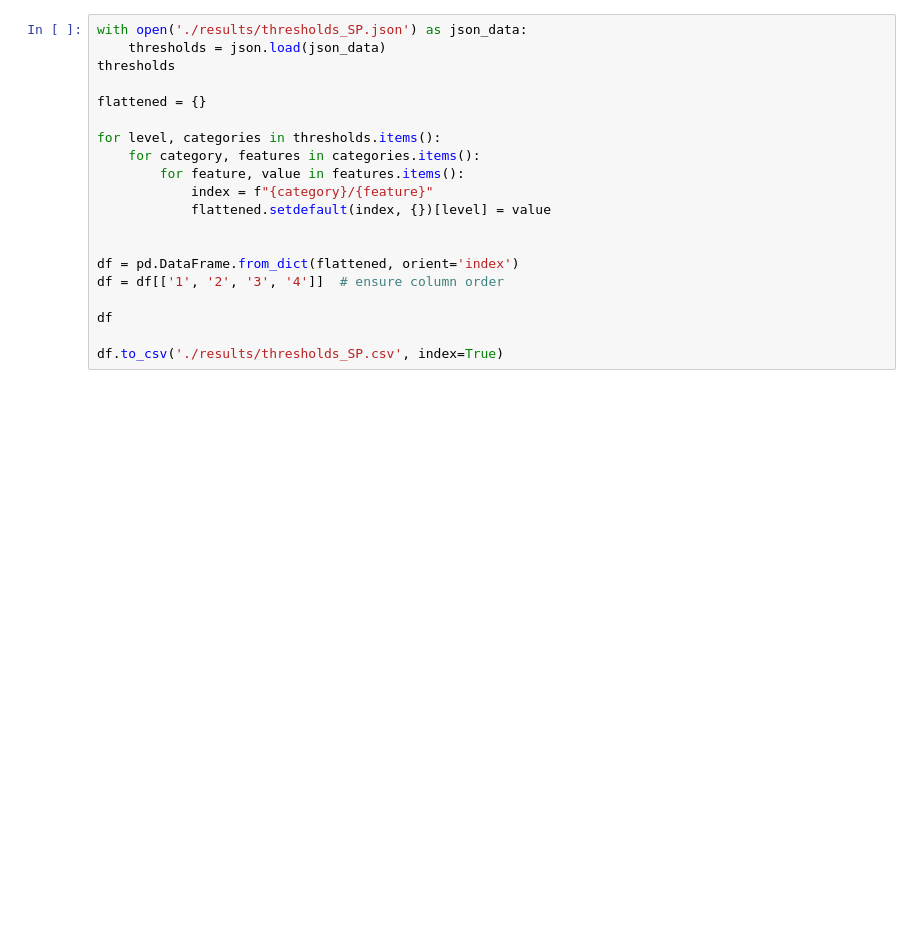
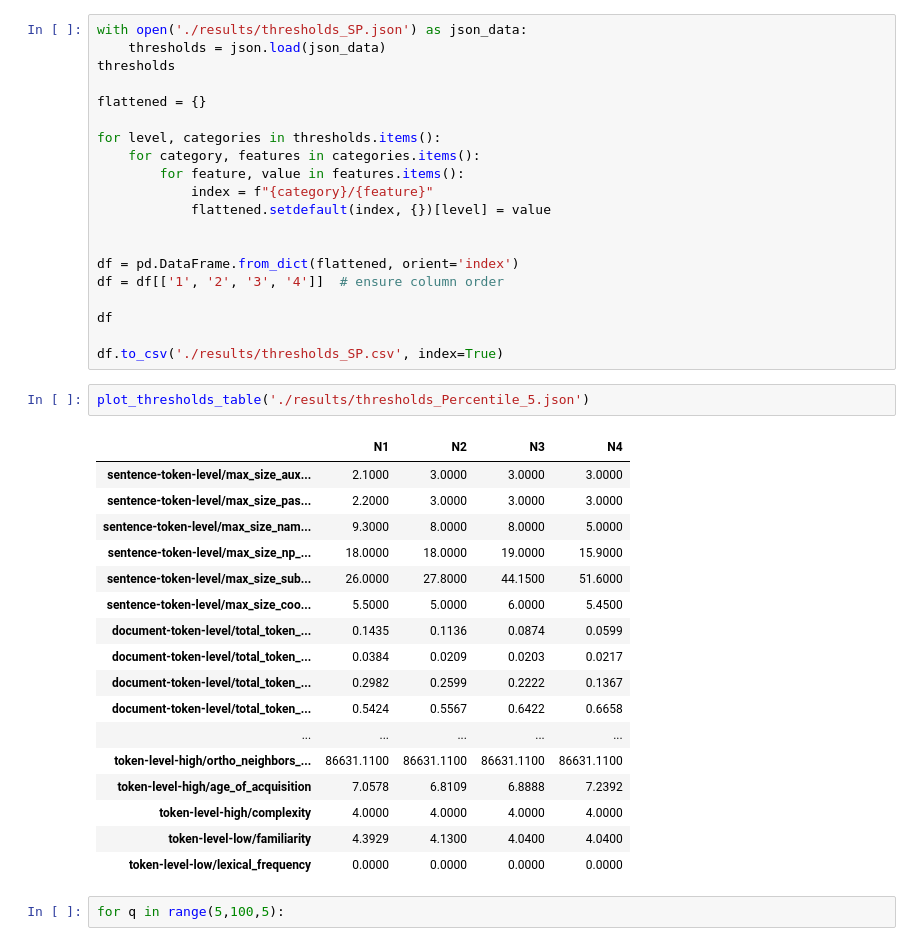
Before and after one commit to wafaAissaa/thresholds, a Jupyter notebook: plot_thresholds.ipynb, the cells around one changed output. Cells and saved outputs as stored; diff of their text form; blank space fills up the shorter version.

```diff
--- a/plot_thresholds.ipynb
+++ b/plot_thresholds.ipynb
@@ -175,3 +175,25 @@ df = df[['1', '2', '3', '4']]  # ensure column order
 df
 
 df.to_csv('./results/thresholds_SP.csv', index=True)
+# %%
+plot_thresholds_table('./results/thresholds_Percentile_5.json')
+# %% [output]
+|  | N1 | N2 | N3 | N4 |
+| sentence-token-level/max_size_aux... | 2.1000 | 3.0000 | 3.0000 | 3.0000 |
+| sentence-token-level/max_size_pas... | 2.2000 | 3.0000 | 3.0000 | 3.0000 |
+| sentence-token-level/max_size_nam... | 9.3000 | 8.0000 | 8.0000 | 5.0000 |
+| sentence-token-level/max_size_np_... | 18.0000 | 18.0000 | 19.0000 | 15.9000 |
+| sentence-token-level/max_size_sub... | 26.0000 | 27.8000 | 44.1500 | 51.6000 |
+| sentence-token-level/max_size_coo... | 5.5000 | 5.0000 | 6.0000 | 5.4500 |
+| document-token-level/total_token_... | 0.1435 | 0.1136 | 0.0874 | 0.0599 |
+| document-token-level/total_token_... | 0.0384 | 0.0209 | 0.0203 | 0.0217 |
+| document-token-level/total_token_... | 0.2982 | 0.2599 | 0.2222 | 0.1367 |
+| document-token-level/total_token_... | 0.5424 | 0.5567 | 0.6422 | 0.6658 |
+| ... | ... | ... | ... | ... |
+| token-level-high/ortho_neighbors_... | 86631.1100 | 86631.1100 | 86631.1100 | 86631.1100 |
+| token-level-high/age_of_acquisition | 7.0578 | 6.8109 | 6.8888 | 7.2392 |
+| token-level-high/complexity | 4.0000 | 4.0000 | 4.0000 | 4.0000 |
+| token-level-low/familiarity | 4.3929 | 4.1300 | 4.0400 | 4.0400 |
+| token-level-low/lexical_frequency | 0.0000 | 0.0000 | 0.0000 | 0.0000 |
+# %%
+for q in range(5,100,5):
```
Also changed, not shown: parts of 7 cells of this notebook, 48 other files.
